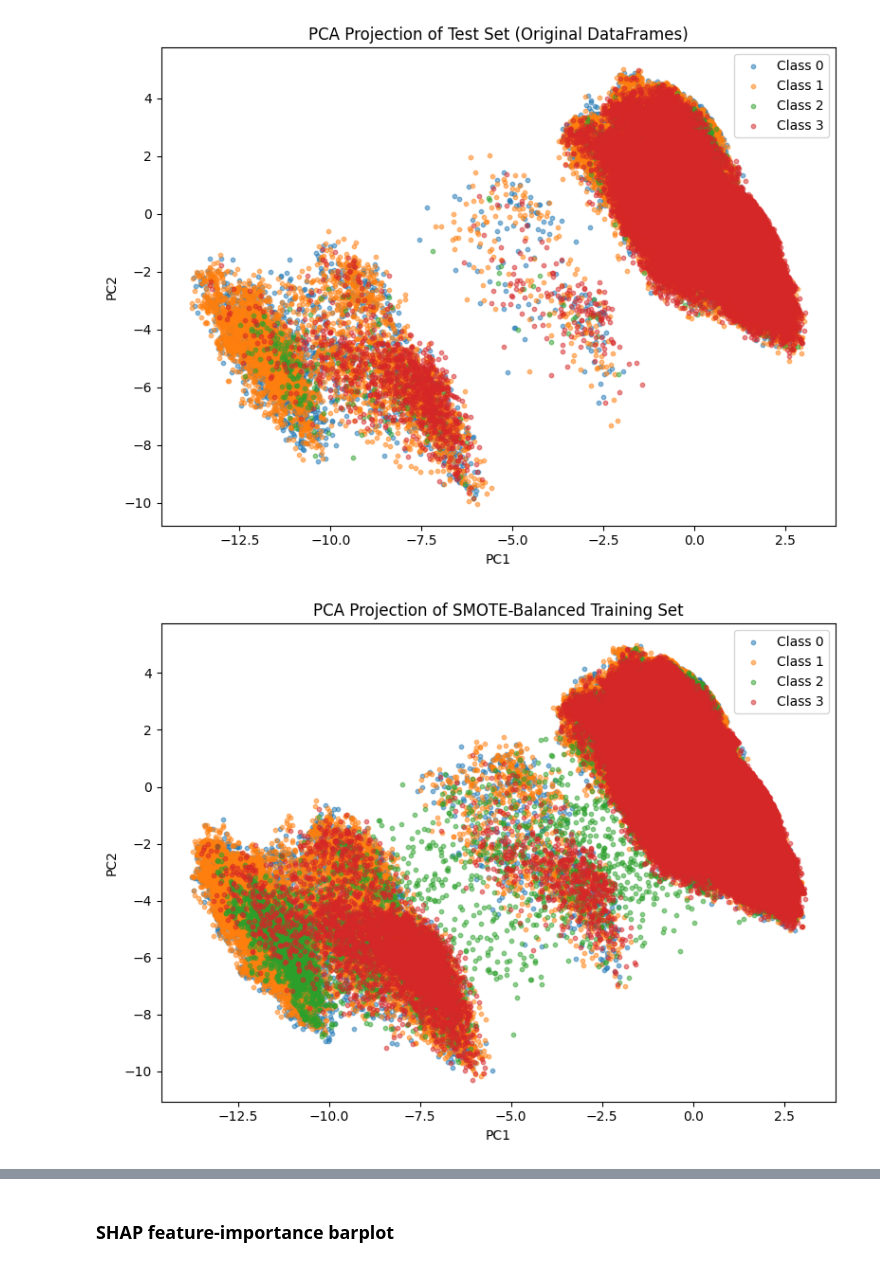
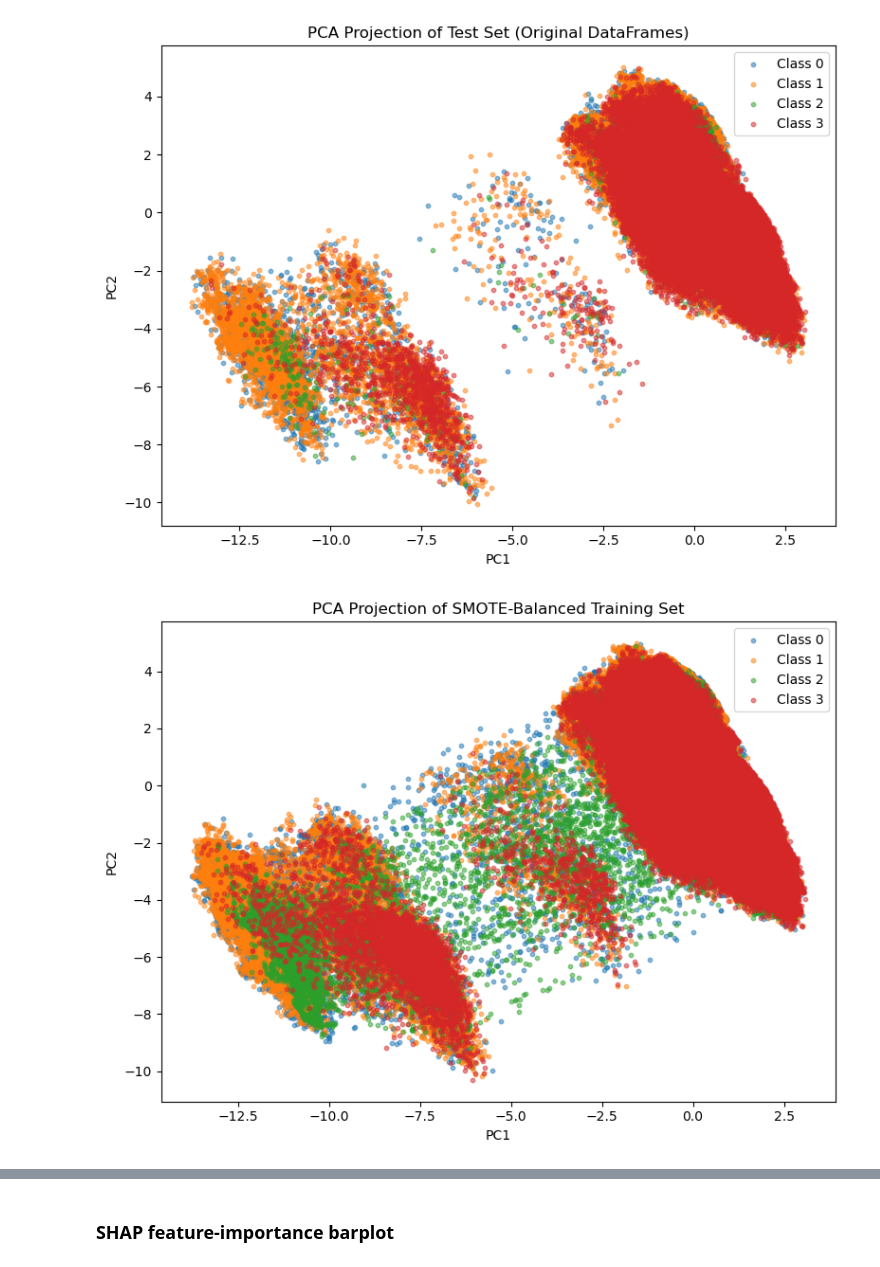
Before and after one commit to jmdrouin/Road-Accidents-France-Mlops, a Jupyter notebook: Step-3_Modeling_FINAL.ipynb, the cells around one changed output, grey strips where cells are left out. Drawn from its saved outputs; the diff is of its cells as text; code cells hidden in the pictures.

```diff
--- a/Step-3_Modeling_FINAL.ipynb
+++ b/Step-3_Modeling_FINAL.ipynb
@@ -4,7 +4,7 @@
 import pandas as pd
 import numpy as np
 # %%
-acc = pd.read_csv("C:/Project/DATA/master_acc.csv", encoding="latin-1", low_memory=False,index_col="accident_id")
+acc = pd.read_csv("master_acc.csv", encoding="latin-1", low_memory=False,index_col="accident_id")
 
 for col in acc.columns:
     print(f"\nColumn: {col}")
@@ -1138,7 +1150,7 @@ random_search = RandomizedSearchCV(
 )
 
 # Fit on your training data
-random_search.fit(X_train_cs85, y_train_cs85)
+random_search.fit(X_train_bs85, y_train_bs85)
 
 print("Best Macro F1:", random_search.best_score_)
 print("Best Params:", random_search.best_params_)
@@ -1252,0 +1176,27 @@ Classification Report:
+# %%
+# Your custom class weights
+class_weights = {0: 1.5, 1: 1.0, 2: 3.0, 3: 0.8}
+
+# Best params from RandomizedSearchCV
+best_params = {
+    "num_leaves": 127,
+    "max_depth": -1,
+    "learning_rate": 0.1,
+    "n_estimators": 800,
+    "min_child_samples": 100,
+    "feature_fraction": 1.0,
+    "bagging_fraction": 1.0,
+    "bagging_freq": 1
+}
+
+# Final model combining both
+lgbm_final = LGBMClassifier(
+    objective="multiclass",
+    num_class=4,
+    class_weight=class_weights,   #  custom weights
+    random_state=42,
+    **best_params
+)
+
+lgbm_final.fit(X_train_bs85, y_train_bs85)
+probs = lgbm_final.predict_proba(X_test_lgbm)
@@ -1289,28 +1336,28 @@ plt.show()
 # %% [output]
 [figure]
 # %%
-# Visualize PCA projection of SMOTE-balanced training set
+# Visualize PCA projection of Borderline SMOTE-balanced training set
 
-X_train_cs85_scaled = scaler.transform(X_train_cs85)
-X_train_cs85_pca = pca.transform(X_train_cs85_scaled)
+X_train_bs85_scaled = scaler.transform(X_train_bs85)
+X_train_bs85_pca = pca.transform(X_train_bs85_scaled)
 
 plt.figure(figsize=(8,6))
-for c in np.unique(y_train_cs85):
+for c in np.unique(y_train_bs85):
     plt.scatter(
-        X_train_cs85_pca[y_train_cs85 == c, 0],
-        X_train_cs85_pca[y_train_cs85 == c, 1],
+        X_train_bs85_pca[y_train_bs85 == c, 0],
+        X_train_bs85_pca[y_train_bs85 == c, 1],
         label=f"Class {c}",
         alpha=0.5,
         s=10
     )
 plt.legend()
 plt.title("PCA Projection of SMOTE-Balanced Training Set")
 plt.xlabel("PC1")
 plt.ylabel("PC2")
 plt.tight_layout()
 plt.show()
 # %% [output]
-[figure, old version]
+[figure, new version]
 # %%
 print("Explained variance ratio:", pca.explained_variance_ratio_)
 print("Total variance explained:", pca.explained_variance_ratio_.sum())
```
Also changed, not shown: parts of 44 cells of this notebook, 4 other files.
